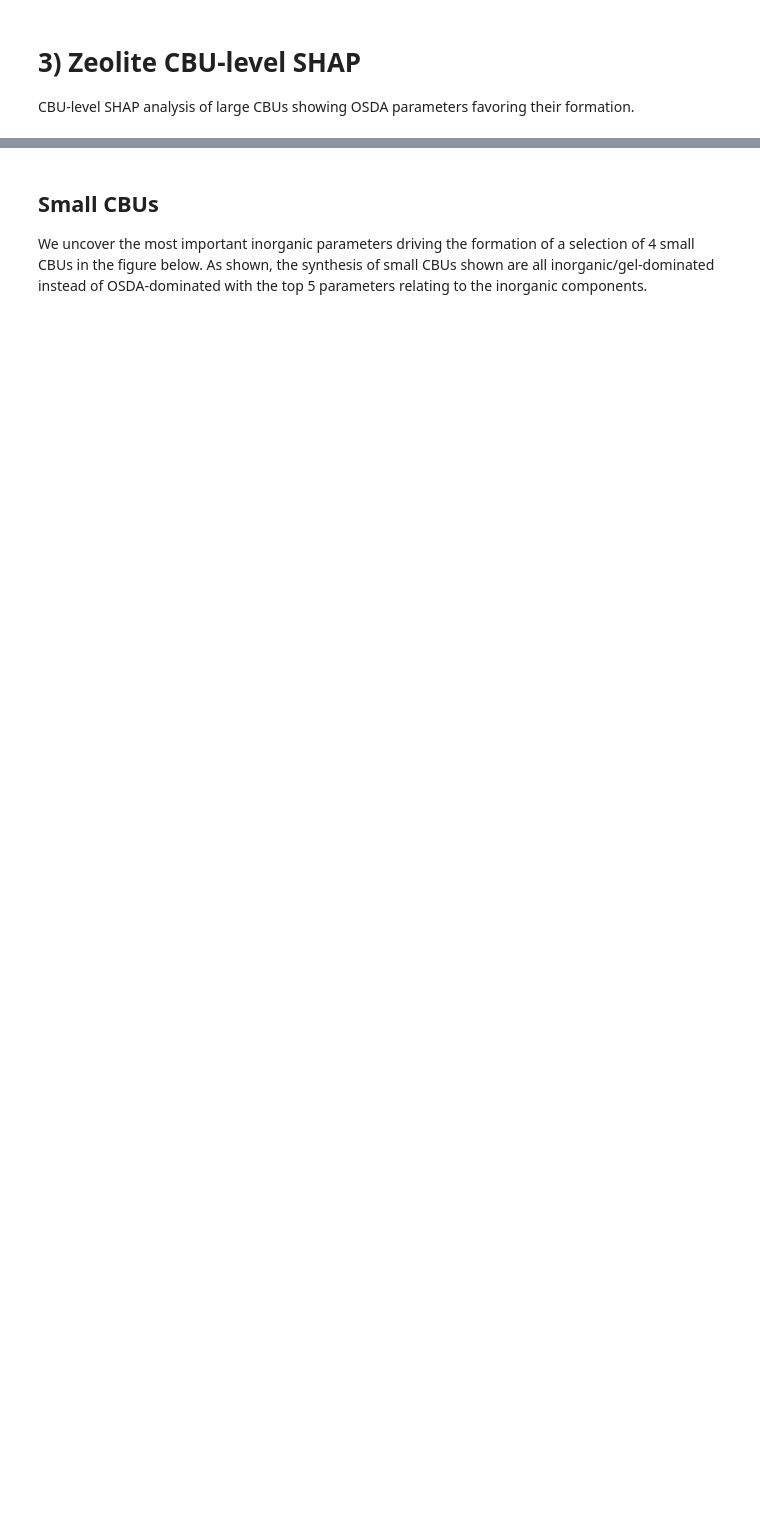
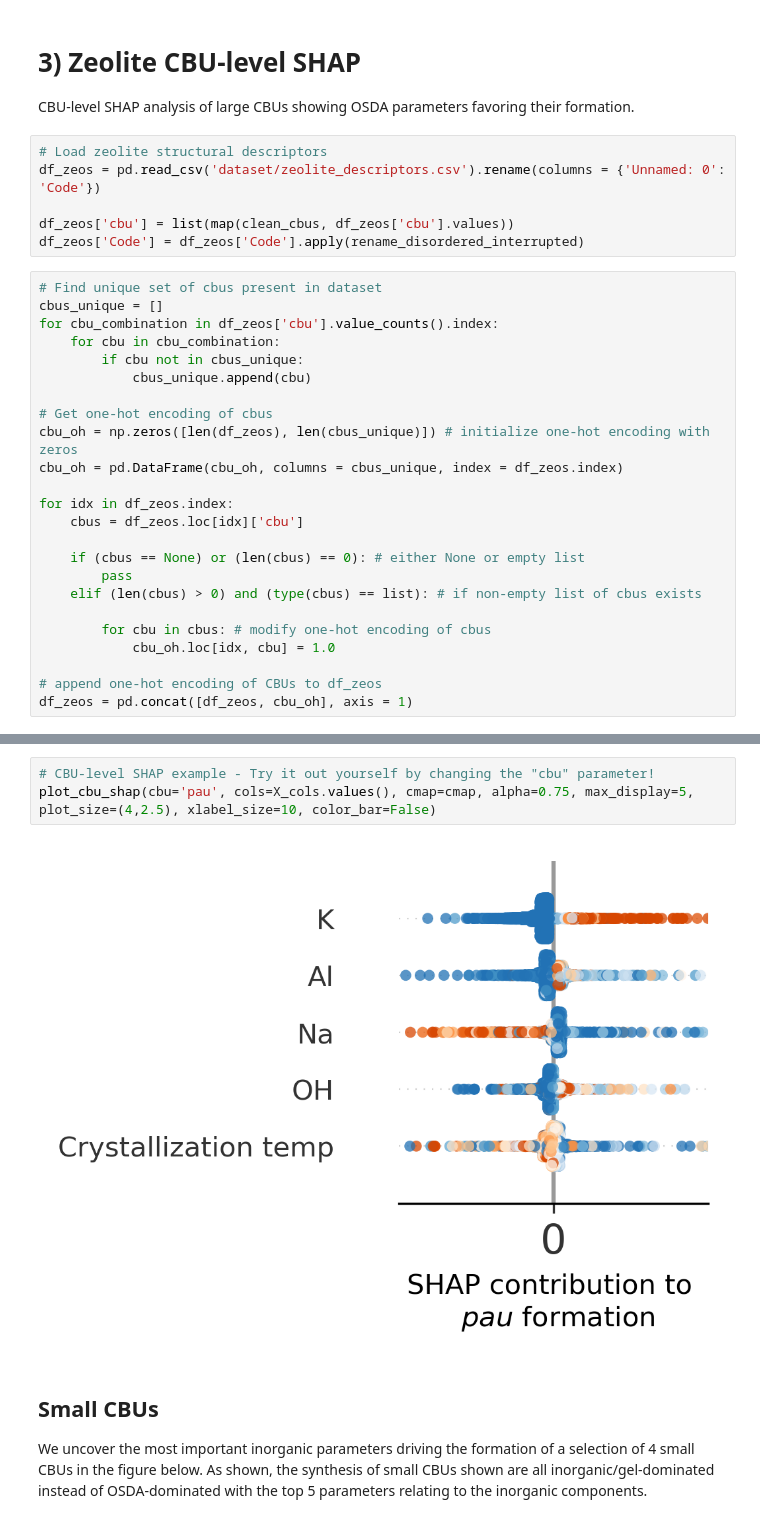
Before and after one commit to eltonpan/zeosyn_dataset, a Jupyter notebook: demo.ipynb, the cells around one changed output, grey strips where cells are left out. Drawn from its saved outputs; the diff is of its cells as text; blank space fills up the shorter version.

```diff
--- a/demo.ipynb
+++ b/demo.ipynb
@@ -175,3 +253,33 @@ Each framework belongs to 1 out of 3 types of synthesis based on its top synthes
 # %% [markdown]
 # 3) Zeolite CBU-level SHAP
 CBU-level SHAP analysis of large CBUs showing OSDA parameters favoring their formation.
+# %%
+# Load zeolite structural descriptors
+df_zeos = pd.read_csv('dataset/zeolite_descriptors.csv').rename(columns = {'Unnamed: 0': 'Code'})
+
+df_zeos['cbu'] = list(map(clean_cbus, df_zeos['cbu'].values))
+df_zeos['Code'] = df_zeos['Code'].apply(rename_disordered_interrupted)
+# %%
+# Find unique set of cbus present in dataset
+cbus_unique = []
+for cbu_combination in df_zeos['cbu'].value_counts().index:
+    for cbu in cbu_combination:
+        if cbu not in cbus_unique:
+            cbus_unique.append(cbu)
+
+# Get one-hot encoding of cbus
+cbu_oh = np.zeros([len(df_zeos), len(cbus_unique)]) # initialize one-hot encoding with zeros
+cbu_oh = pd.DataFrame(cbu_oh, columns = cbus_unique, index = df_zeos.index)
+
+for idx in df_zeos.index:
+    cbus = df_zeos.loc[idx]['cbu']
+
+    if (cbus == None) or (len(cbus) == 0): # either None or empty list
+        pass
+    elif (len(cbus) > 0) and (type(cbus) == list): # if non-empty list of cbus exists
+
+        for cbu in cbus: # modify one-hot encoding of cbus
+            cbu_oh.loc[idx, cbu] = 1.0
+
+# append one-hot encoding of CBUs to df_zeos
+df_zeos = pd.concat([df_zeos, cbu_oh], axis = 1)
@@ -178,3 +362,8 @@ CBU-level SHAP analysis of large CBUs showing OSDA parameters favoring their for
+# %%
+# CBU-level SHAP example - Try it out yourself by changing the "cbu" parameter!
+plot_cbu_shap(cbu='pau', cols=X_cols.values(), cmap=cmap, alpha=0.75, max_display=5, plot_size=(4,2.5), xlabel_size=10, color_bar=False)
+# %% [output]
+[figure, added]
 # %% [markdown]
 ## Small CBUs
 We uncover the most important inorganic parameters driving the formation of a selection of 4 small CBUs in the figure below. As shown, the synthesis of small CBUs shown are all inorganic/gel-dominated instead of OSDA-dominated with the top 5 parameters relating to the inorganic components.
```
Also changed, not shown: parts of 7 cells of this notebook, 1 other file.
